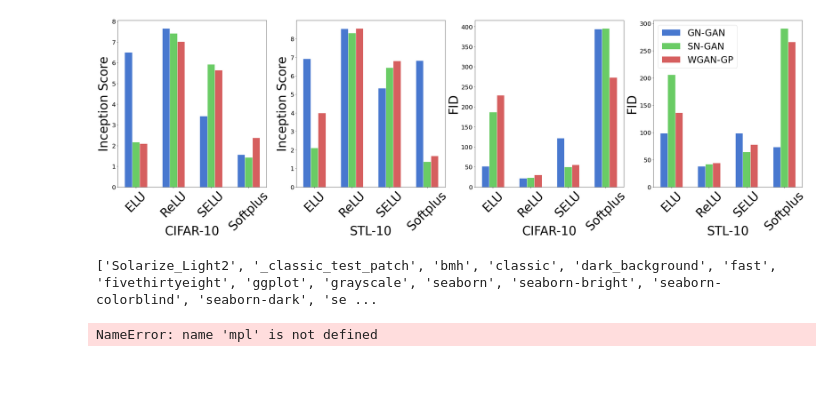
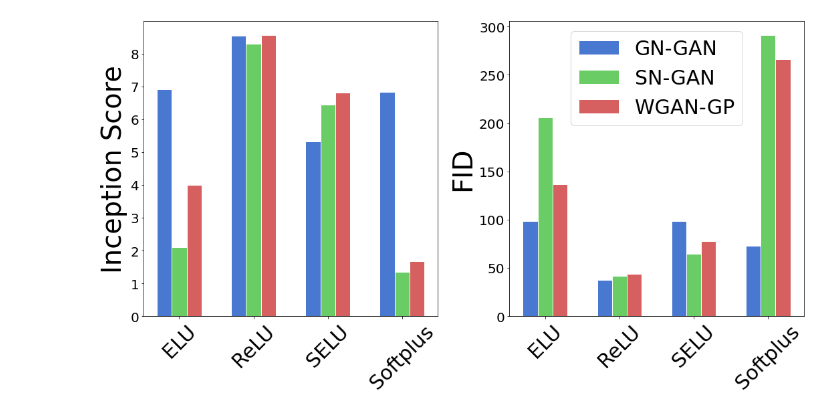
Before and after one commit to w86763777/pytorch-gan-collections, a Jupyter notebook: vis_ablation_activation.ipynb, the cells around one changed output. Cells and saved outputs as stored; diff of their text form; code cells hidden in the pictures; blank space fills up the shorter version.

```diff
--- a/vis_ablation_activation.ipynb
+++ b/vis_ablation_activation.ipynb
@@ -43,3 +43,7 @@ scores = {
         },
     }
 }
+
+fontsize = 30
+legend_fontsize = 30
+barWidth = 0.2
@@ -46,38 +78,31 @@ scores = {
 # %%
-fig, axs = plt.subplots(1, 4, figsize=(40, 10))
+fig, axs = plt.subplots(1, 2, figsize=(15, 8))
 
-fontsize = 40
-legend_fontsize = 30
-barWidth = 0.2
+# fontsize = 25
+# legend_fontsize = 25
+# barWidth = 0.2
 r1 = np.arange(len(activations))
 r2 = [x + barWidth for x in r1]
 r3 = [x + barWidth for x in r2]
 tick_center = [x + barWidth for x in r1]
 
 os.makedirs('./figures', exist_ok=True)
 for i, score in enumerate(['Inception Score', 'FID']):
-    for j, dataset in enumerate(['CIFAR-10', 'STL-10']):
-        cnt = i * 2 + j
+    for j, dataset in enumerate(['STL-10']):
+        cnt = i * 1 + j
         ax = axs.flat[cnt]
         ax.bar(r1, scores[dataset][score]['GN-GAN'], width=barWidth, edgecolor='white', label='GN-GAN')
         ax.bar(r2, scores[dataset][score]['SN-GAN'], width=barWidth, edgecolor='white', label='SN-GAN')
         ax.bar(r3, scores[dataset][score]['WGAN-GP'], width=barWidth, edgecolor='white', label='WGAN-GP')
 #         ax.set_yticklabels(np.arange(9), fontsize=fontsize)
         ax.set_xticks(tick_center)
         ax.set_xticklabels(activations, fontsize=fontsize, rotation=45)
 #         ax.set_yticklabels(ax.get_yticklabels(), fontsize=16)
-        ax.set_ylabel(score, fontsize=fontsize)
-        ax.set_title(dataset, y=-0.3, fontsize=fontsize)
-        if cnt == 3:
+        ax.set_ylabel(score, fontsize=fontsize+10)
+#         ax.set_title(dataset, y=-0.3, fontsize=fontsize)
+        if cnt == 1:
             ax.legend(fontsize=legend_fontsize)
-fig.savefig('./figures/vis_ablation_activation.png')
+fig.tight_layout()
+fig.savefig('./figures/vis_ablation_activation_stl10.png')
 # %% [output]
-[figure, old version]
+[figure, new version]
-# %%
-print(plt.style.available)
-# %% [output]
-['Solarize_Light2', '_classic_test_patch', 'bmh', 'classic', 'dark_background', 'fast', 'fivethirtyeight', 'ggplot', 'grayscale', 'seaborn', 'seaborn-bright', 'seaborn-colorblind', 'seaborn-dark', 'se ...
-# %%
-print(mpl.matplotlib_fname())
-# %% [output]
-NameError: name 'mpl' is not defined
```
Also changed, not shown: parts of 1 cell of this notebook.
